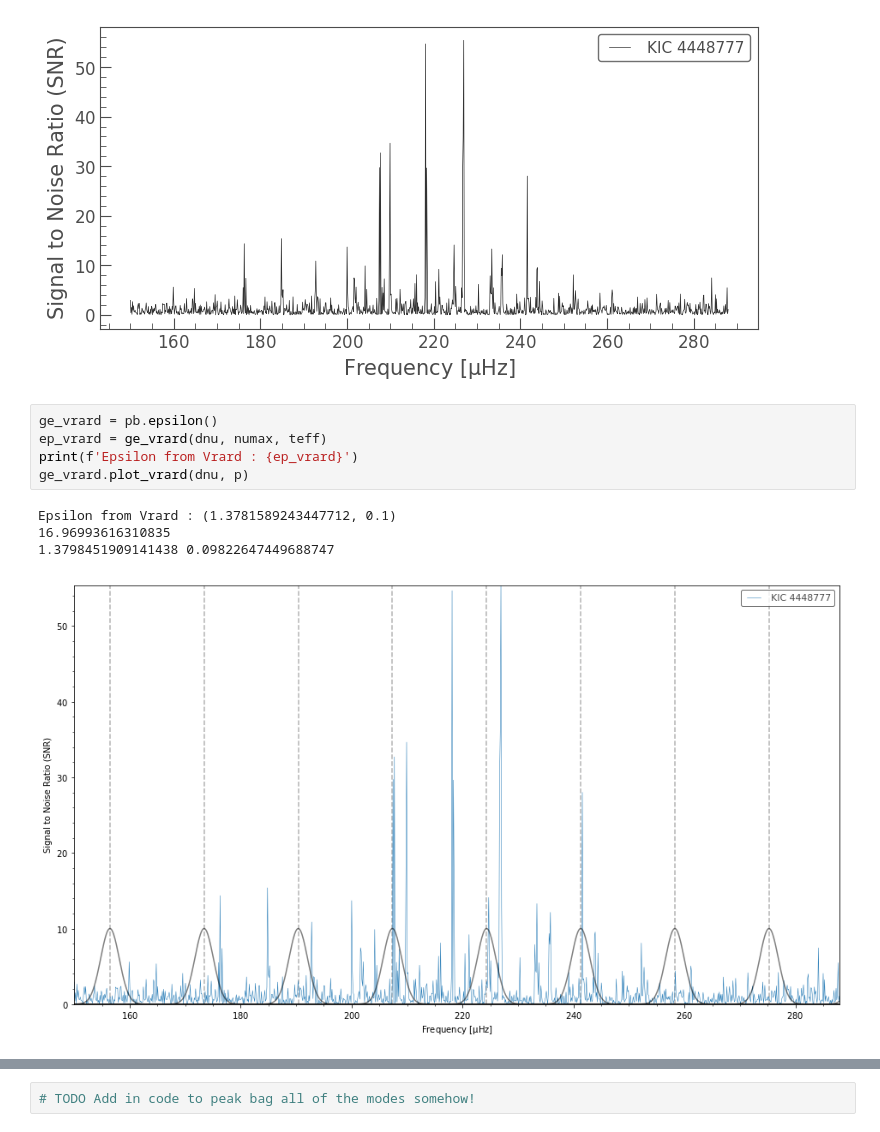
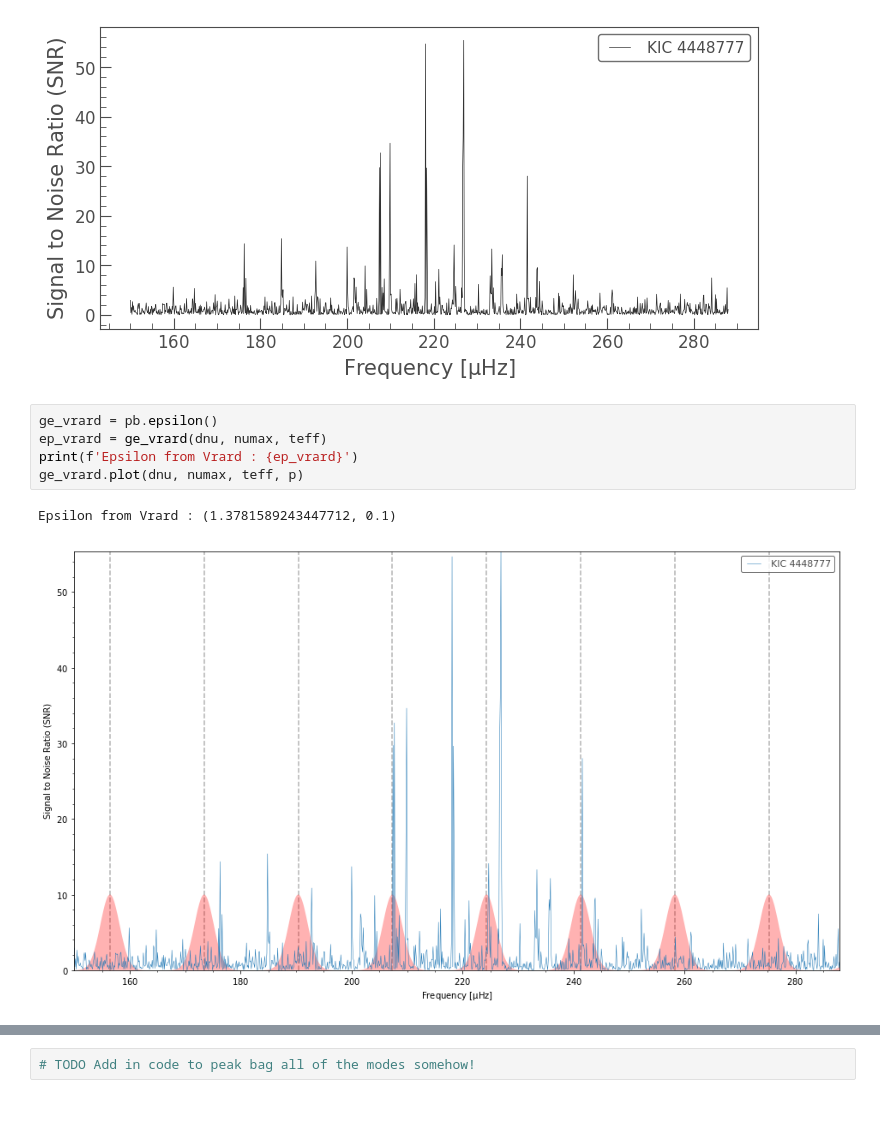
Before and after one commit to grd349/PBjam, a Jupyter notebook: Example use or example.ipynb, the cells around one changed output, grey strips where cells are left out. Drawn from its saved outputs; the diff is of its cells as text.

Commit message:
Now has nice-sih plots with prior distirbutions (we will call them priors).

```diff
--- a/Example use or example.ipynb
+++ b/Example use or example.ipynb
@@ -26,13 +26,11 @@ p.plot()
 # %%
 ge_vrard = pb.epsilon()
 ep_vrard = ge_vrard(dnu, numax, teff)
 print(f'Epsilon from Vrard : {ep_vrard}')
-ge_vrard.plot_vrard(dnu, p)
+ge_vrard.plot(dnu, numax, teff, p)
 # %% [output]
 Epsilon from Vrard : (1.3781589243447712, 0.1)
-16.96993616310835
-1.3798451909141438 0.09822647449688747
-[figure, old version]
+[figure, new version]
 # %%
 ge_kde = pb.epsilon(method='kde')
 ep_kde = ge_kde(dnu, numax, teff)
```
Also changed, not shown: parts of 6 cells of this notebook, 1 other file.
